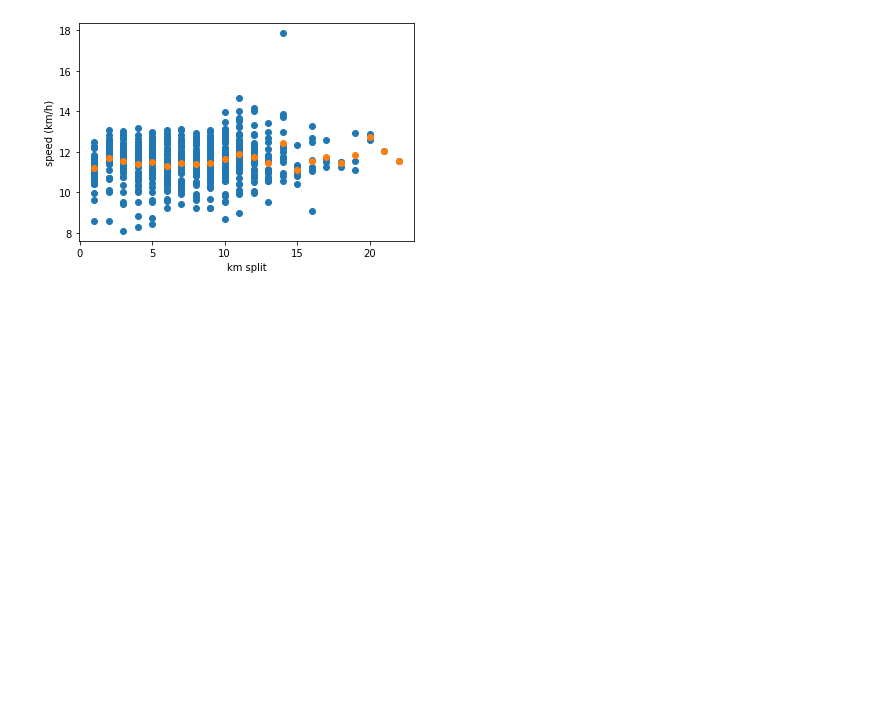
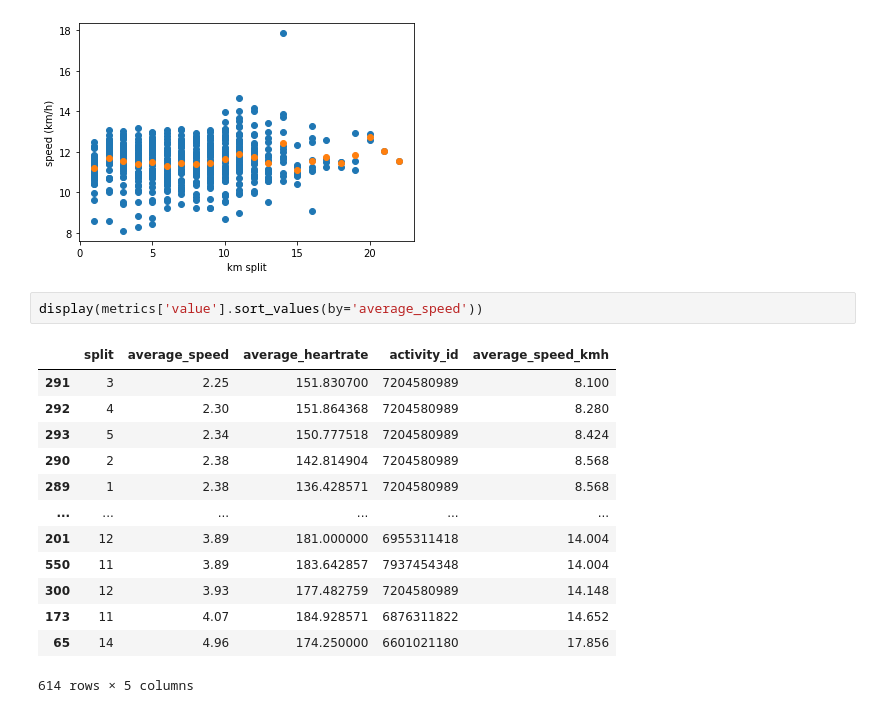
Before and after one commit to deroffal/strava-data-analysis, a Jupyter notebook: notebooks/02-running_analysis.ipynb, the cells around one changed output. Cells and saved outputs as stored; diff of their text form; blank space fills up the shorter version.

```diff
--- a/notebooks/02-running_analysis.ipynb
+++ b/notebooks/02-running_analysis.ipynb
@@ -78,3 +123,19 @@ plot.plot_split_metric_speed(metrics['value'], metrics['means'])
 # %% [output]
 [figure]
 [figure]
+# %%
+display(metrics['value'].sort_values(by='average_speed'))
+# %% [output]
+|  | split | average_speed | average_heartrate | activity_id | average_speed_kmh |
+| 291 | 3 | 2.25 | 151.830700 | 7204580989 | 8.100 |
+| 292 | 4 | 2.30 | 151.864368 | 7204580989 | 8.280 |
+| 293 | 5 | 2.34 | 150.777518 | 7204580989 | 8.424 |
+| 290 | 2 | 2.38 | 142.814904 | 7204580989 | 8.568 |
+| 289 | 1 | 2.38 | 136.428571 | 7204580989 | 8.568 |
+| ... | ... | ... | ... | ... | ... |
+| 201 | 12 | 3.89 | 181.000000 | 6955311418 | 14.004 |
+| 550 | 11 | 3.89 | 183.642857 | 7937454348 | 14.004 |
+| 300 | 12 | 3.93 | 177.482759 | 7204580989 | 14.148 |
+| 173 | 11 | 4.07 | 184.928571 | 6876311822 | 14.652 |
+| 65 | 14 | 4.96 | 174.250000 | 6601021180 | 17.856 |
+614 rows × 5 columns
```
Also changed, not shown: parts of 4 cells of this notebook, 9 other files.
